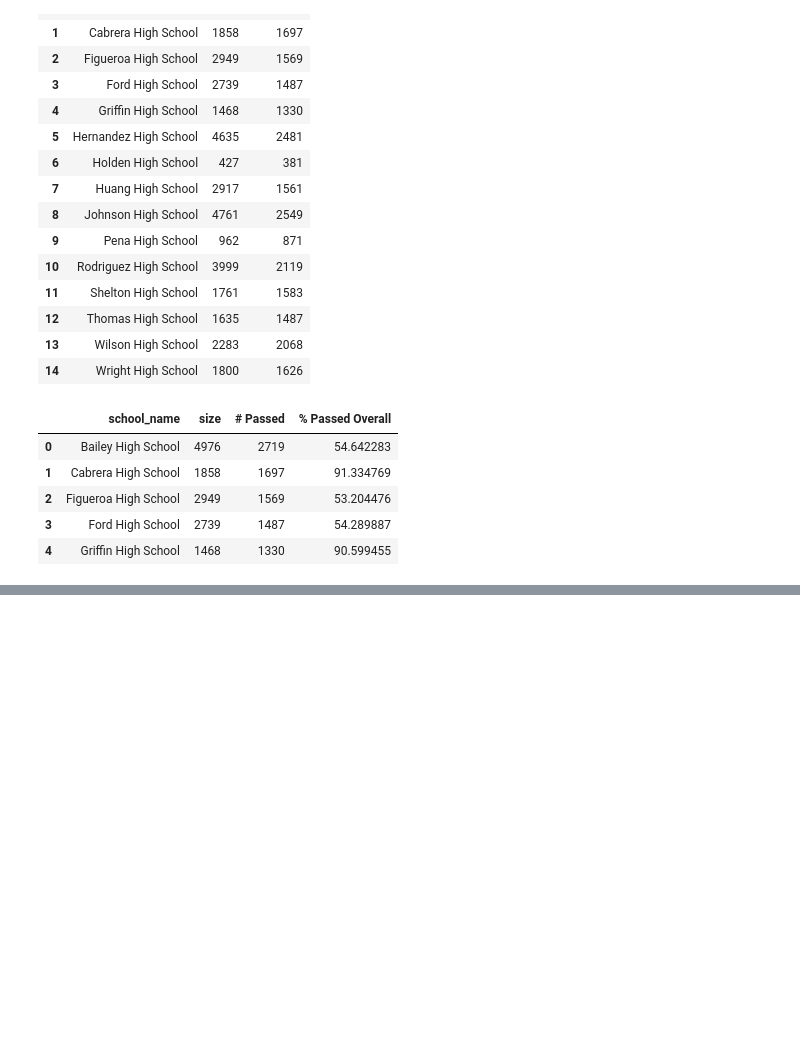
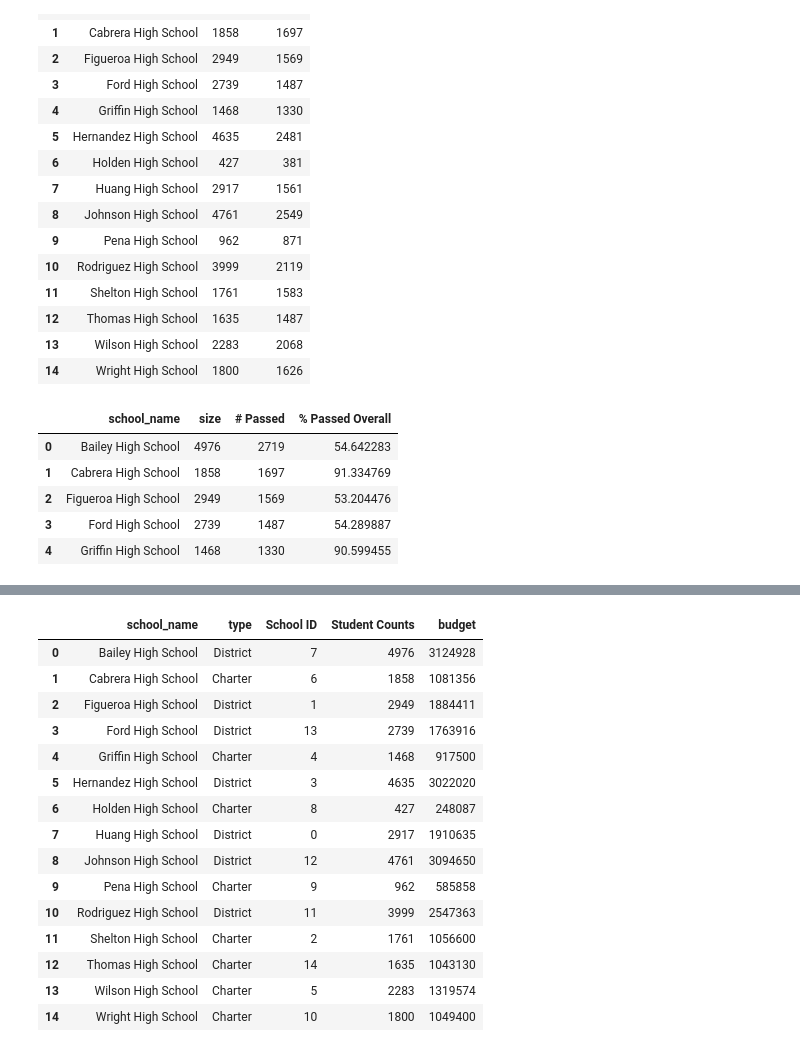
Before and after one commit to tamaranxu/pandas-challenge, a Jupyter notebook: PyCitySchools/PyCitySchools.ipynb, the cells around one changed output, grey strips where cells are left out. Saved outputs shown, nothing was run; the diff lists cells and outputs as text; code cells hidden in the pictures; blank space fills up the shorter version.

```diff
--- a/PyCitySchools/PyCitySchools.ipynb
+++ b/PyCitySchools/PyCitySchools.ipynb
@@ -429,0 +497,5 @@ pass_all_df.head()
+# %%
+# Rename the "School ID" column to "Student Counts"
+grouped_school_type_df = grouped_school_type_df.rename(
+    columns={"School ID": "Student Counts"})
+grouped_school_type_df.head()
@@ -429,0 +510,4 @@ pass_all_df.head()
+# %%
+# Reset the index of "pass_all_df" so that includes all columns
+grouped_school_type_df = grouped_school_type_df.reset_index()
+grouped_school_type_df
@@ -429,0 +531,4 @@ pass_all_df.head()
+# %%
+# Create new DataFrame for school_budget
+school_budget_df = pd.DataFrame(school_budget)
+school_budget_df.head()
@@ -429,0 +543,4 @@ pass_all_df.head()
+# %%
+# Re-set index for data frame
+school_budget_df = school_budget_df.reset_index()
+school_budget_df.head()
@@ -429,0 +554,21 @@ pass_all_df.head()
+# %%
+# Merge school_budget_df into grouped_school_type_df
+grouped_school_type_df = pd.merge(grouped_school_type_df, school_budget_df, on="school_name")
+grouped_school_type_df
+# %% [output]
+|  | school_name | type | School ID | Student Counts | budget |
+| 0 | Bailey High School | District | 7 | 4976 | 3124928 |
+| 1 | Cabrera High School | Charter | 6 | 1858 | 1081356 |
+| 2 | Figueroa High School | District | 1 | 2949 | 1884411 |
+| 3 | Ford High School | District | 13 | 2739 | 1763916 |
+| 4 | Griffin High School | Charter | 4 | 1468 | 917500 |
+| 5 | Hernandez High School | District | 3 | 4635 | 3022020 |
+| 6 | Holden High School | Charter | 8 | 427 | 248087 |
+| 7 | Huang High School | District | 0 | 2917 | 1910635 |
+| 8 | Johnson High School | District | 12 | 4761 | 3094650 |
+| 9 | Pena High School | Charter | 9 | 962 | 585858 |
+| 10 | Rodriguez High School | District | 11 | 3999 | 2547363 |
+| 11 | Shelton High School | Charter | 2 | 1761 | 1056600 |
+| 12 | Thomas High School | Charter | 14 | 1635 | 1043130 |
+| 13 | Wilson High School | Charter | 5 | 2283 | 1319574 |
+| 14 | Wright High School | Charter | 10 | 1800 | 1049400 |
```
Also changed, not shown: parts of 28 cells of this notebook.
